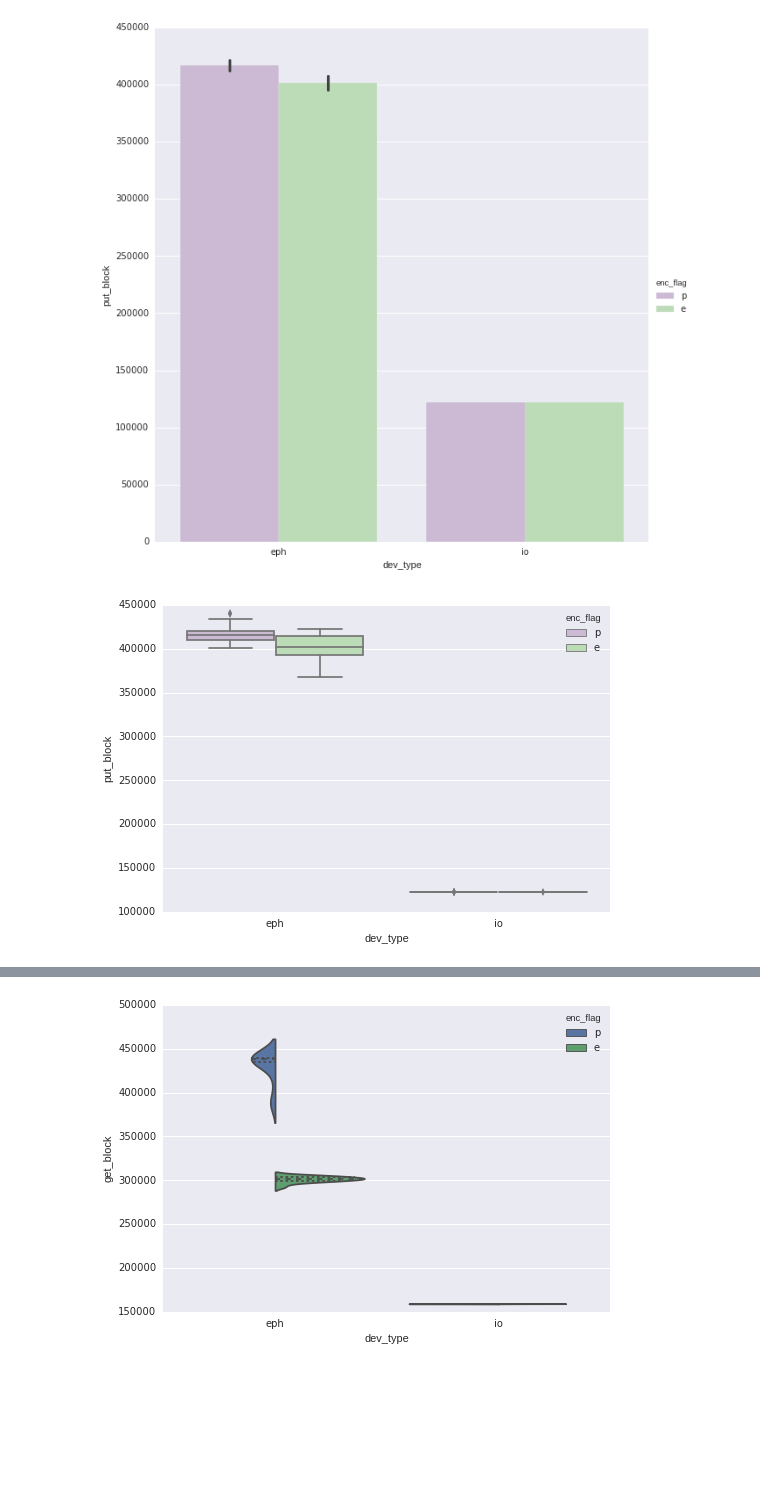
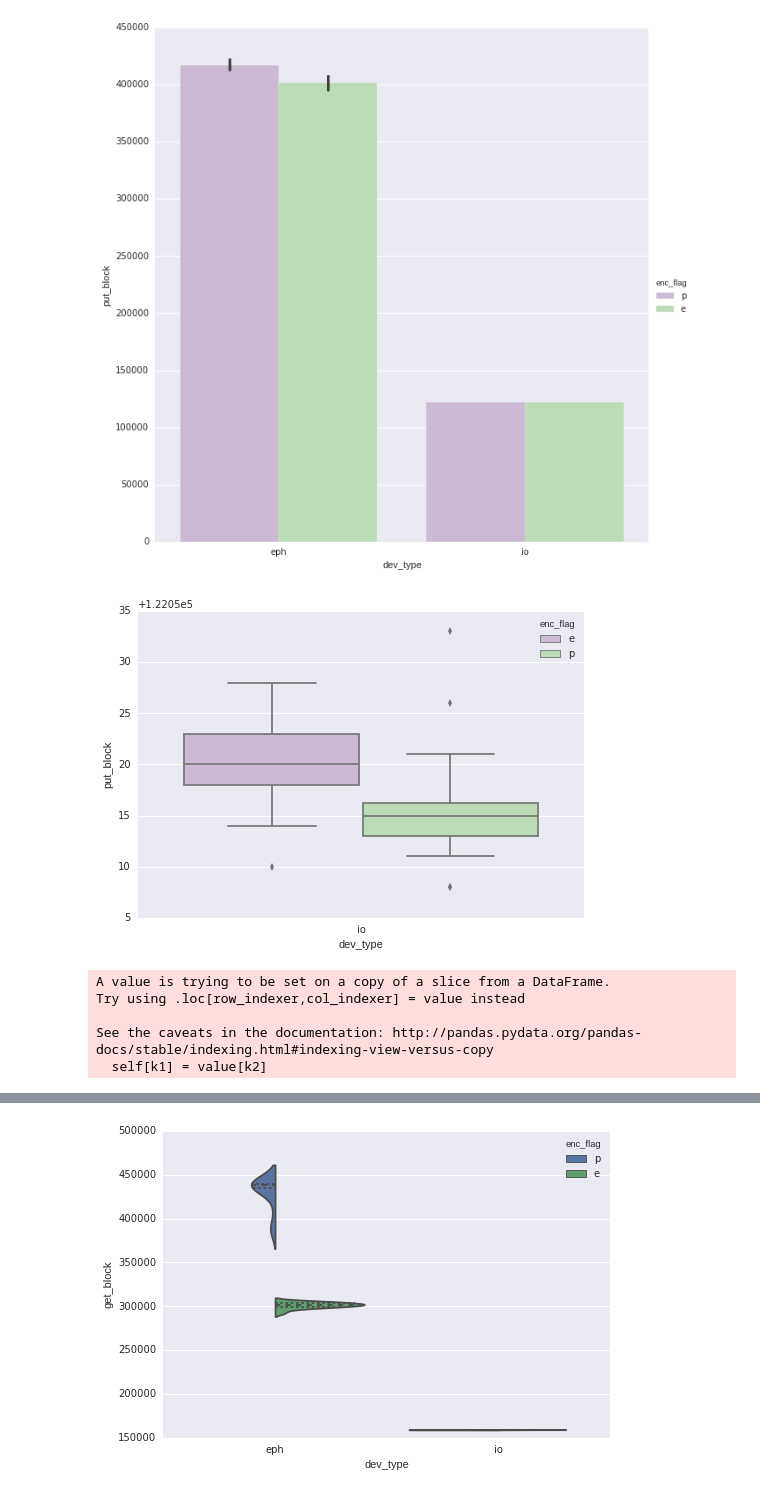
Before and after one commit to philipsoutham/aws-encryption-performance, a Jupyter notebook: To crypto, or not to crypto....ipynb, the cells around one changed output, grey strips where cells are left out. Drawn from its saved outputs; the diff is of its cells as text; code cells hidden in the pictures; blank space fills up the shorter version.

Commit message:
more visualizations

```diff
--- a/To crypto, or not to crypto....ipynb
+++ b/To crypto, or not to crypto....ipynb
@@ -232,17 +241,13 @@ for dev in ("eph-p", "eph-e", "io-e", "io-p"): #"gpt-e",
 #with open("reports/bonnie.ephemeral0.txt".format(dev), "r") as f:
 #    samples.extend(["eph","p"] + l.strip().split(",") for l in f.readlines()[1:])
 # %%
-bonnie = pd.DataFrame(samples)[[0,1,11,13,17, 39, 40,]+list(range(42,50))]
-bonnie.columns=["dev_type", "enc_flag", "put_block", "rewrite", "get_block",
-"put_block_latency","rewrite_latency",
+bonnie = pd.DataFrame(samples)[[0,1,11, 12, 13,17, 18, 39, 40,]+list(range(42,50))]
+bonnie.columns=["dev_type", "enc_flag", "put_block", "put_block_cpu", "rewrite", "get_block",
+"get_block_cpu", "put_block_latency","rewrite_latency",
 "get_block_latency","seeks_latency","seq_create_latency","seq_stat_latency","seq_del_latency","ran_create_latency","ran_stat_latency","ran_del_latency"]
 #df = bonnie[bonnie.dev_type == "io"][[ "dev_type", "enc_flag","put_block"]]
 df = bonnie[[ "dev_type", "enc_flag","put_block", "get_block"]]
 df[["put_block", "get_block"]] = df[["put_block","get_block"]].apply(lambda x: pd.to_numeric(x, errors='coerce'))
-df.boxplot(by=["dev_type", "enc_flag"],
-           column=["put_block", "get_block"],
-
-           figsize=(16,9))
 # %% [output]
 A value is trying to be set on a copy of a slice from a DataFrame.
 Try using .loc[row_indexer,col_indexer] = value instead
@@ -261,7 +286,16 @@ g.despine(left=True)
 <seaborn.axisgrid.FacetGrid at 0x...>
 [figure]
 # %%
-g = sns.boxplot(x="dev_type", y="put_block", hue="enc_flag", data=df,palette="PRGn")
-g.set_yscale("linear")
+g = sns.boxplot(x="dev_type", y="put_block", hue="enc_flag", data=df[df.dev_type == "io"],palette="PRGn")
+#g.set_yscale("linear")
 # %% [output]
-[figure, old version]
+[figure, new version]
+# %%
+dfb = bonnie[[ "dev_type", "enc_flag","put_block_cpu", "get_block_cpu"]]
+dfb[["put_block_cpu", "get_block_cpu"]] = dfb[["put_block_cpu","get_block_cpu"]].apply(lambda x: pd.to_numeric(x, errors='coerce'))
+# %% [output]
+A value is trying to be set on a copy of a slice from a DataFrame.
+Try using .loc[row_indexer,col_indexer] = value instead
+
+See the caveats in the documentation: http://pandas.pydata.org/pandas-docs/stable/indexing.html#indexing-view-versus-copy
+  self[k1] = value[k2]
```
Also changed, not shown: parts of 11 cells of this notebook.
